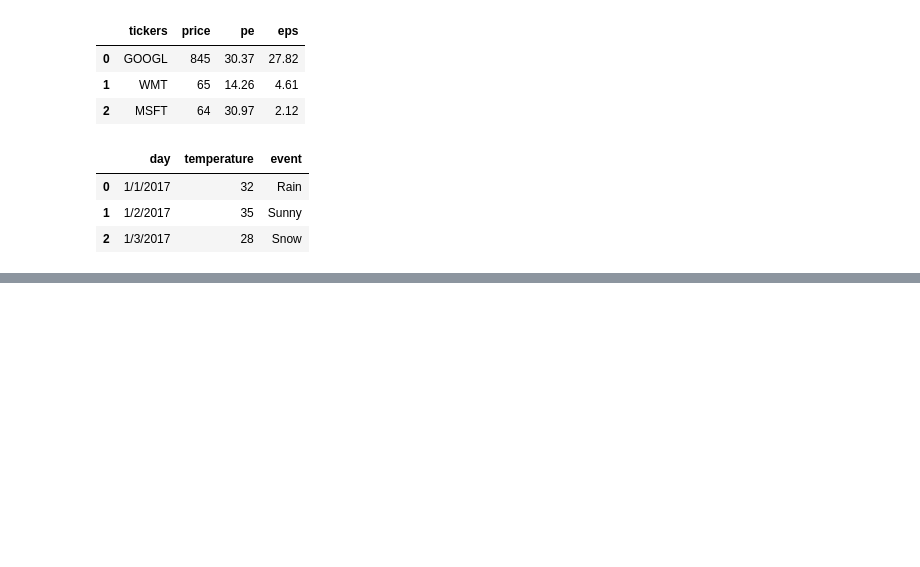
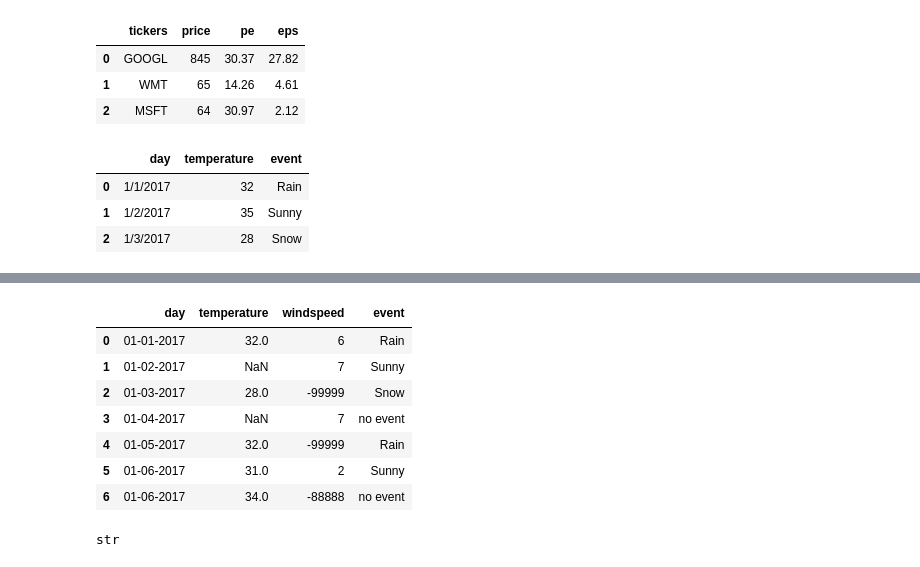
Before and after one commit to azeem932356/Numpy-Pandas-OpenCV-DataVisualization-DataScraping, a Jupyter notebook: Pandas/Pandas.ipynb, the cells around one changed output, grey strips where cells are left out. Saved outputs shown, nothing was run; the diff lists cells and outputs as text; code cells hidden in the pictures; blank space fills up the shorter version.

Commit message:
Handling NaN, Converting Dates

```diff
--- a/Pandas/Pandas.ipynb
+++ b/Pandas/Pandas.ipynb
@@ -643,3 +643,20 @@ files.download("stocks_weather.xlsx")
 # %% [output]
 [interactive output not drawn]
 [interactive output not drawn]
+# %%
+#handling Null Value
+df_weather1= pd.read_csv("weather_data.csv")
+df_weather1
+# %% [output]
+|  | day | temperature | windspeed | event |
+| 0 | 01-01-2017 | 32.0 | 6 | Rain |
+| 1 | 01-02-2017 | NaN | 7 | Sunny |
+| 2 | 01-03-2017 | 28.0 | -99999 | Snow |
+| 3 | 01-04-2017 | NaN | 7 | no event |
+| 4 | 01-05-2017 | 32.0 | -99999 | Rain |
+| 5 | 01-06-2017 | 31.0 | 2 | Sunny |
+| 6 | 01-06-2017 | 34.0 | -88888 | no event |
+# %%
+type(df_weather1.day[0]) #we are getting as str
+# %% [output]
+str
```
Also changed, not shown: parts of 4 cells of this notebook.
